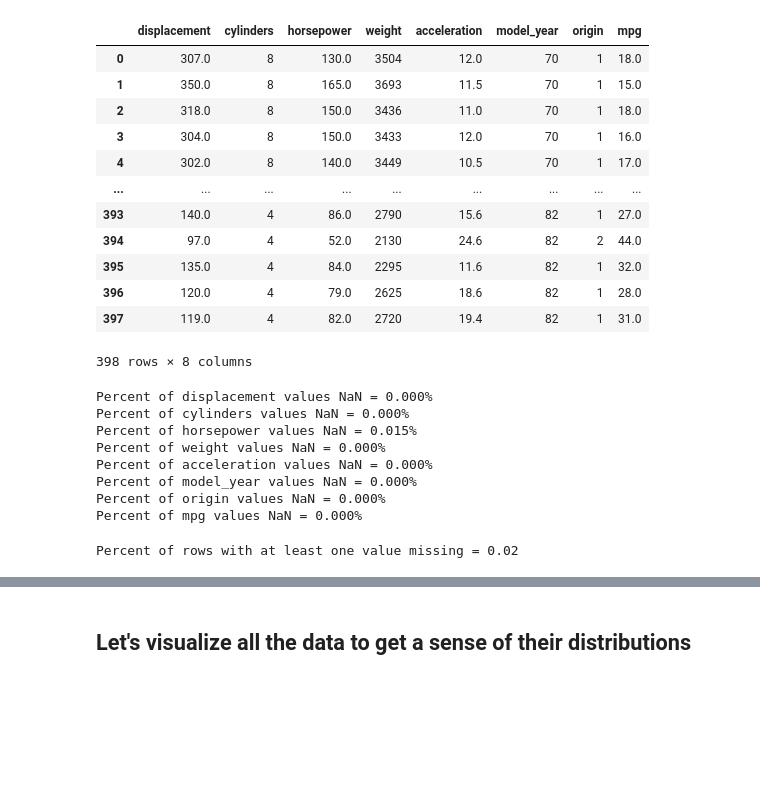
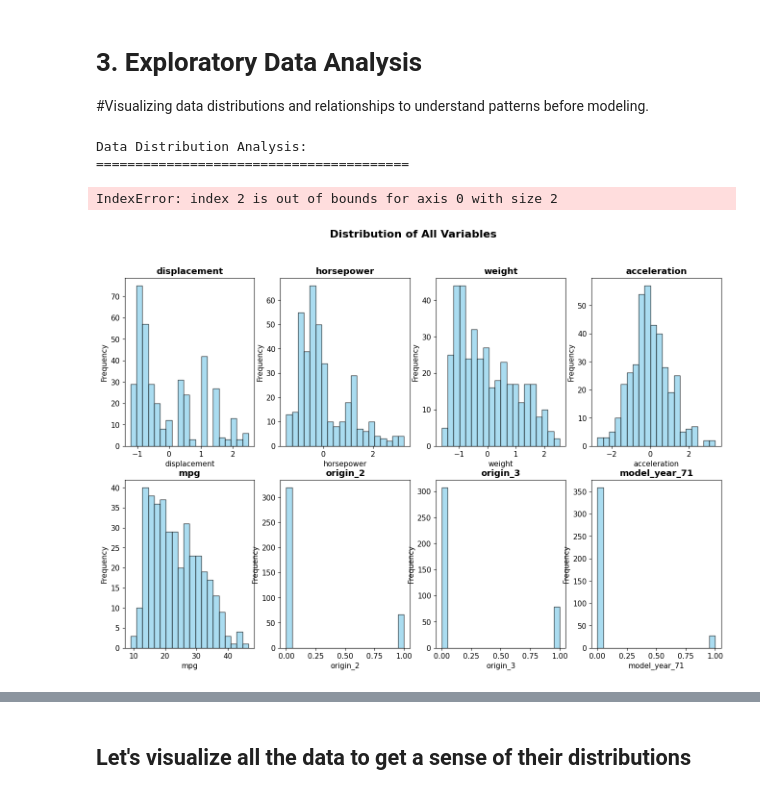
Before and after one commit to Nikhilesh-B/saturate_the_hypersphere, a Jupyter notebook: OLS.ipynb, the cells around one changed output, grey strips where cells are left out. Cells and saved outputs as stored; diff of their text form; code cells hidden in the pictures; blank space fills up the shorter version.

```diff
--- a/OLS.ipynb
+++ b/OLS.ipynb
@@ -71,49 +184,36 @@ y.describe()
-# %%
-consolidated_data = pd.merge(X,y, left_index=True,right_index=True)
-consolidated_data
-# %% [output]
-|  | displacement | cylinders | horsepower | weight | acceleration | model_year | origin | mpg |
-| 0 | 307.0 | 8 | 130.0 | 3504 | 12.0 | 70 | 1 | 18.0 |
-| 1 | 350.0 | 8 | 165.0 | 3693 | 11.5 | 70 | 1 | 15.0 |
-| 2 | 318.0 | 8 | 150.0 | 3436 | 11.0 | 70 | 1 | 18.0 |
-| 3 | 304.0 | 8 | 150.0 | 3433 | 12.0 | 70 | 1 | 16.0 |
-| 4 | 302.0 | 8 | 140.0 | 3449 | 10.5 | 70 | 1 | 17.0 |
-| ... | ... | ... | ... | ... | ... | ... | ... | ... |
-| 393 | 140.0 | 4 | 86.0 | 2790 | 15.6 | 82 | 1 | 27.0 |
-| 394 | 97.0 | 4 | 52.0 | 2130 | 24.6 | 82 | 2 | 44.0 |
-| 395 | 135.0 | 4 | 84.0 | 2295 | 11.6 | 82 | 1 | 32.0 |
-| 396 | 120.0 | 4 | 79.0 | 2625 | 18.6 | 82 | 1 | 28.0 |
-| 397 | 119.0 | 4 | 82.0 | 2720 | 19.4 | 82 | 1 | 31.0 |
-398 rows × 8 columns
+# %% [markdown]
+# 3. Exploratory Data Analysis
+
+#Visualizing data distributions and relationships to understand patterns before modeling.
 # %%
-#how much data are we missing we should take two views a row view and a column view:
+# Visualize data distributions
+print("Data Distribution Analysis:")
+print("=" * 40)
 
-#column view of the data we are missing
+# Create histogram plots for all variables
+fig, axes = plt.subplots(2, 4, figsize=(16, 10))
+fig.suptitle('Distribution of All Variables', fontsize=16, fontweight='bold')
 
-for col in consolidated_data.columns:
-    col_series = consolidated_data[col]
-    col_length = col_series.shape[0]
-    undefined = sum(col_series.isna())
-    print(f"Percent of {col} values NaN = {undefined/col_length:.3f}%")
+variables = consolidated_data.columns
+for i, var in enumerate(variables):
+    row = i // 4
+    col = i % 4
+
+    axes[row, col].hist(consolidated_data[var], bins=20, alpha=0.7, color='skyblue', edgecolor='black')
+    axes[row, col].set_title(f'{var}', fontweight='bold')
+    axes[row, col].set_xlabel(var)
+    axes[row, col].set_ylabel('Frequency')
+
+plt.tight_layout()
+plt.show()
+
+# Key observations about distributions
+print("\nKey Observations:")
+print("• Most variables show right-skewed distributions")
+print("• Categorical variables: cylinders, model_year, origin")
+print("• Continuous variables: displacement, horsepower, weight, acceleration, mpg")
 # %% [output]
-Percent of displacement values NaN = 0.000%
-Percent of cylinders values NaN = 0.000%
-Percent of horsepower values NaN = 0.015%
-Percent of weight values NaN = 0.000%
-Percent of acceleration values NaN = 0.000%
-Percent of model_year values NaN = 0.000%
-Percent of origin values NaN = 0.000%
-Percent of mpg values NaN = 0.000%
+Data Distribution Analysis:
+========================================
+IndexError: index 2 is out of bounds for axis 0 with size 2
+[figure, added]
-# %%
-# row view of data we are missing
-ill_defined = 0
-
-for index, row in consolidated_data.iterrows():
-    length = row.shape[0]
-    undefined = sum(row.isna())
-    if undefined:
-        ill_defined+=1
-
-print(f"Percent of rows with at least one value missing = {ill_defined/consolidated_data.shape[0]:.2f}")
-# %% [output]
-Percent of rows with at least one value missing = 0.02
```
Also changed, not shown: parts of 29 cells of this notebook.
